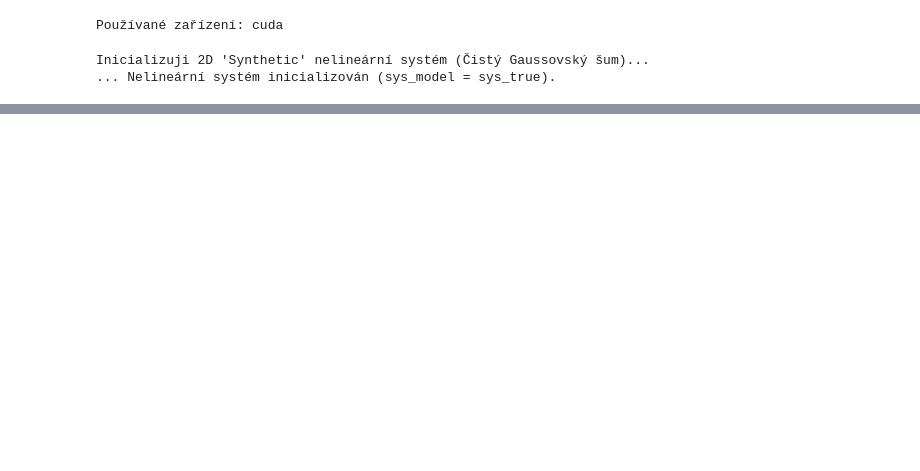
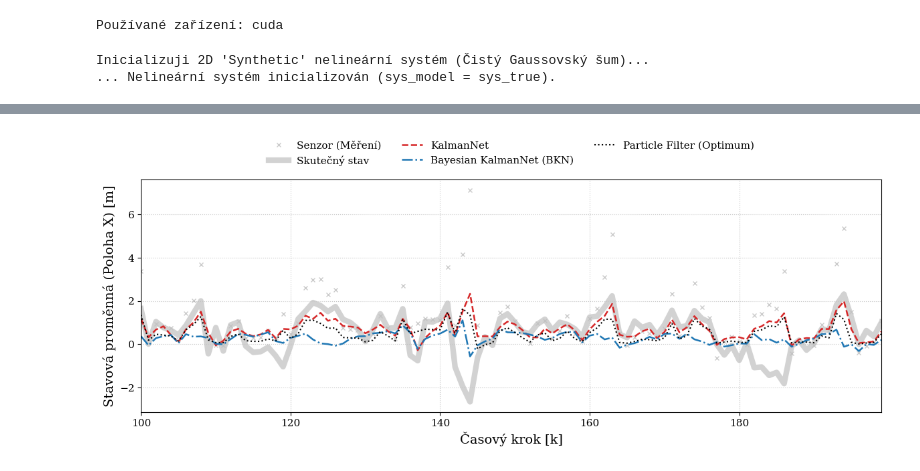
Before and after one commit to Lukas-Kozel/KalmanNet-for-state-estimation, a Jupyter notebook: testcases/main/NonLinearSystemNoMismatchDiagnostics.ipynb, the cells around one changed output, grey strips where cells are left out. Saved outputs shown, nothing was run; the diff lists cells and outputs as text; code cells hidden in the pictures; blank space fills up the shorter version.

```diff
--- a/testcases/main/NonLinearSystemNoMismatchDiagnostics.ipynb
+++ b/testcases/main/NonLinearSystemNoMismatchDiagnostics.ipynb
@@ -119,7 +119,7 @@ model_config = {
 }
 
 train_config = {
-    "total_train_iter": 1400,
+    "total_train_iter": 1200,
     "learning_rate": 1e-4,
     "clip_grad": 10.0,
     "J_samples": 10,
@@ -199,5 +199,7 @@ else:
 
 # Prepnutí do evaluačního módu na konci bloku (klíčové pro BKN kvůli Dropoutu)
 trained_model.eval()
+total_params = sum(p.numel() for p in trained_model.parameters() if p.requires_grad)
+print(f"Celkový počet trénovatelných parametrů: {total_params}")
 print("\nModel BKN je plně připraven v proměnné 'trained_model'.")
 # %% [output]
@@ -329,9 +300,9 @@ trained_model_knetR.returns_covariance=True
 # ==============================================================================
 # 1. KONFIGURACE TESTU
 # ==============================================================================
-TEST_SEQ_LEN = 300
-NUM_TEST_TRAJ = 30
-J_SAMPLES_TEST = 25
+TEST_SEQ_LEN = 500
+NUM_TEST_TRAJ = 50
+J_SAMPLES_TEST = 50
 
 # ==============================================================================
 # 2. PŘÍPRAVA DAT (Nelineární Gaussovský systém)
@@ -348,7 +319,7 @@ print("Generování dat dokončeno.")
 ekf_ideal = Filters.ExtendedKalmanFilter(sys_true)
 ukf_ideal = Filters.UnscentedKalmanFilter(sys_true)
 # Particle filtr s vysokým počtem částic představuje "zlatý standard" pro nelinearity
-pf_ideal = Filters.VectorizedParticleFilter(sys_true, num_particles=100000)
+pf_ideal = Filters.VectorizedParticleFilter(sys_true, num_particles=1000000)
 
 print("Všechny model-based filtry (EKF, UKF, PF) s ideálním modelem inicializovány.")
 
@@ -508,0 +591,69 @@ Dokončena trajektorie 11/30...
+# %%
+import matplotlib.pyplot as plt
+import numpy as np
+import os
+
+print("Generuji akademický graf odhadu nelineární trajektorie (PF benchmark)...")
+
+plt.rcParams.update({
+    'font.family': 'serif',
+    'font.size': 12,
+    'axes.labelsize': 14,
+    'legend.fontsize': 11,
+    'xtick.labelsize': 11,
+    'ytick.labelsize': 11,
+    'lines.linewidth': 1.5
+})
+
+def save_plot_eps(filename, folder_name="NonlinearSystemGraphs"):
+    os.makedirs(folder_name, exist_ok=True)
+    filepath = os.path.join(folder_name, f"{filename}.eps")
+    plt.savefig(filepath, format='eps', bbox_inches='tight')
+    print(f"--> Graf uložen jako: {filepath}")
+
+traj_idx = 0
+start_idx = 100
+end_idx = 200
+time_steps = np.arange(start_idx, end_idx)
+
+# Extrakce dat
+x_true = all_x_true_cpu[traj_idx][start_idx:end_idx, 0].numpy()
+y_meas = y_test[traj_idx, start_idx:end_idx, 0].cpu().numpy()
+
+# Používáme PF jako Fyzikální Optimum
+x_hat_pf = all_x_hat_pf_ideal_cpu[traj_idx][start_idx:end_idx, 0].numpy()
+x_hat_knetR = all_x_hat_knetR_cpu[traj_idx][start_idx:end_idx, 0].numpy()
+x_hat_bkn = all_x_hat_bkn_cpu[traj_idx][start_idx:end_idx, 0].numpy()
+
+# ==============================================================================
+# VYKRESLENÍ GRAFU
+# ==============================================================================
+fig = plt.figure(figsize=(12, 5))
+
+# 1. Hrubé měření
+plt.plot(time_steps, y_meas, 'x', color='darkgray', alpha=0.6, markersize=5, label='Senzor (Měření)')
+
+# 2. Skutečný stav
+plt.plot(time_steps, x_true, color='silver', linewidth=6, alpha=0.7, label='Skutečný stav')
+
+# 3. KNet
+plt.plot(time_steps, x_hat_knetR, color='#d62728', linewidth=1.8, linestyle='--', label='KalmanNet')
+
+# 4. Bayesian KNet
+plt.plot(time_steps, x_hat_bkn, color='#1f77b4', linewidth=1.8, linestyle='-.', label='Bayesian KalmanNet (BKN)')
+
+# 5. Nelineární benchmark (PF)
+plt.plot(time_steps, x_hat_pf, color='black', linewidth=1.5, linestyle=':', label='Particle Filter (Optimum)')
+
+plt.xlabel('Časový krok [k]')
+plt.ylabel('Stavová proměnná (Poloha X) [m]')
+
+plt.grid(True, linestyle=':', alpha=0.7)
+plt.xlim(start_idx, end_idx - 1)
+
+plt.legend(loc='lower center', bbox_to_anchor=(0.5, 1.02), ncol=3, frameon=False)
+
+plt.tight_layout()
+utils.save_plot_eps("Trajectory_nonlinear", folder_name="NonLinearSystemNoMismatchGraphs")
+plt.show()
+# %% [output]
@@ -508,0 +663 @@ Dokončena trajektorie 11/30...
+[figure, added]
```
Also changed, not shown: parts of 5 cells of this notebook, 14 other files.
